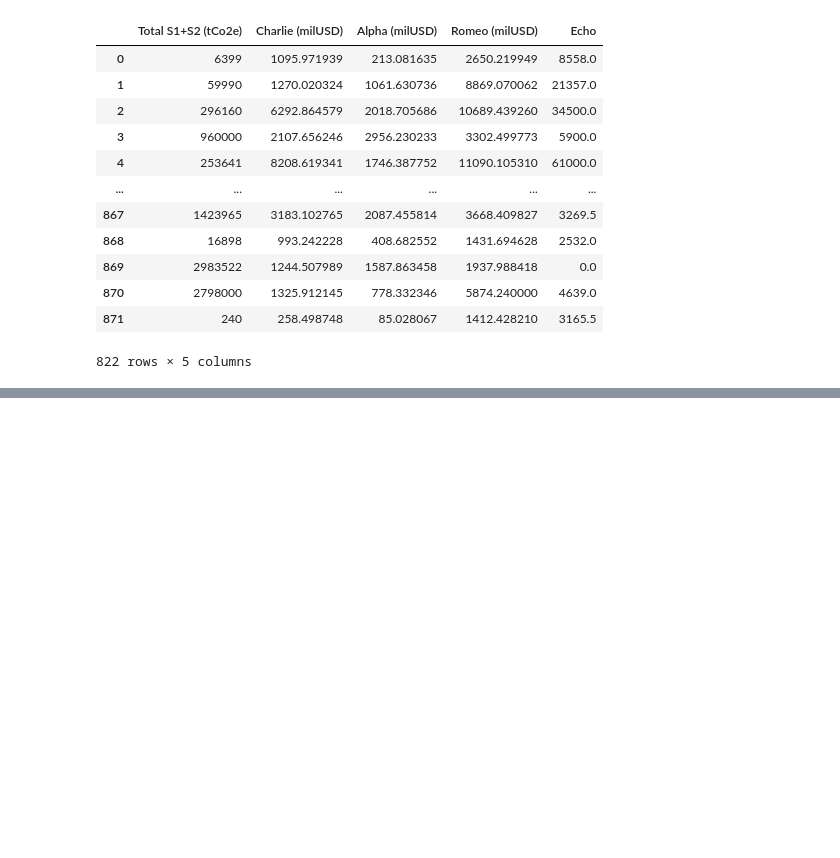
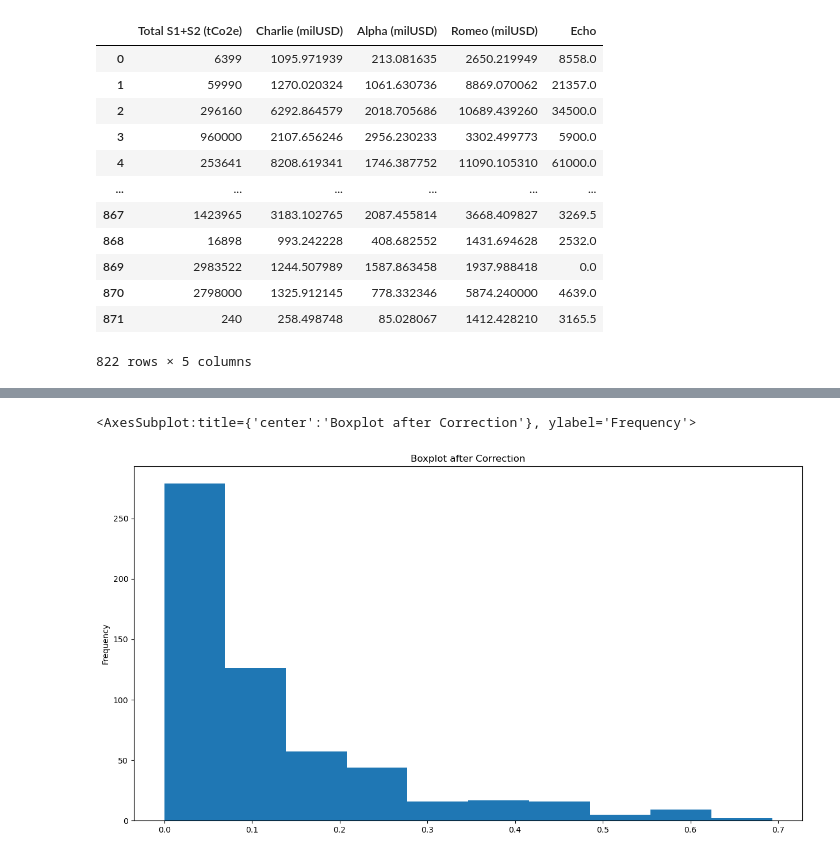
Before and after one commit to maniunix/scope_1_scope_2_emmisions, a Jupyter notebook: src/scope1_scope2_analysis.ipynb, the cells around one changed output, grey strips where cells are left out. Drawn from its saved outputs; the diff is of its cells as text; code cells hidden in the pictures; blank space fills up the shorter version.

Commit message:
Outliers inspection

```diff
--- a/src/scope1_scope2_analysis.ipynb
+++ b/src/scope1_scope2_analysis.ipynb
@@ -176,17 +181,14 @@ new_df
 | 871 | 240 | 258.498748 | 85.028067 | 1412.428210 | 3165.5 |
 822 rows × 5 columns
 # %%
-def remove_outliers_iqr(df, column):
-    mean = df[column].mean()
-    Q1 = df[column].quantile(0.25)
-    Q3 = df[column].quantile(0.75)
-    IQR = Q3 - Q1
-    lower_bound = mean - 1.5 * IQR
-    upper_bound = mean + 1.5 * IQR
-    df_filtered = df[(df[column] >= lower_bound) & (df[column] <= upper_bound)]
+new_df = df.copy()[['Total S1+S2 (tCo2e)','Charlie (milUSD)', 'Alpha (milUSD)', 'Romeo (milUSD)', 'Echo']]
 
-    return df_filtered
+Q1 = new_df.quantile(0.25)
+Q3 = new_df.quantile(0.75)
+IQR = Q3 - Q1
 
-df_cleaned = new_df.copy()
-for col in new_df.columns:
-    df_cleaned = remove_outliers_iqr(new_df, col)
+lower_bound = Q1 - 1.5 * IQR
+upper_bound = Q3 + 1.5 * IQR
+
+df_cleaned = new_df[~((new_df < lower_bound) | (new_df > upper_bound)).any(axis=1)]
+df_cleaned.describe()
@@ -199,0 +217,9 @@ df_cleaned[['Total S1+S2 (tCo2e)','Charlie (milUSD)', 'Alpha (milUSD)', 'Romeo (
+# %%
+df_transformed = df_normalized.apply(lambda x: np.log1p(x))
+
+df_transformed["Alpha (milUSD)"].plot(kind = "hist", figsize = (15,8),
+                    title = "Boxplot after Correction",
+                    xlabel = "Columns",ylabel = "foo")
+# %% [output]
+<AxesSubplot:title={'center':'Boxplot after Correction'}, ylabel='Frequency'>
+[figure, added]
```
Also changed, not shown: parts of 6 cells of this notebook.
